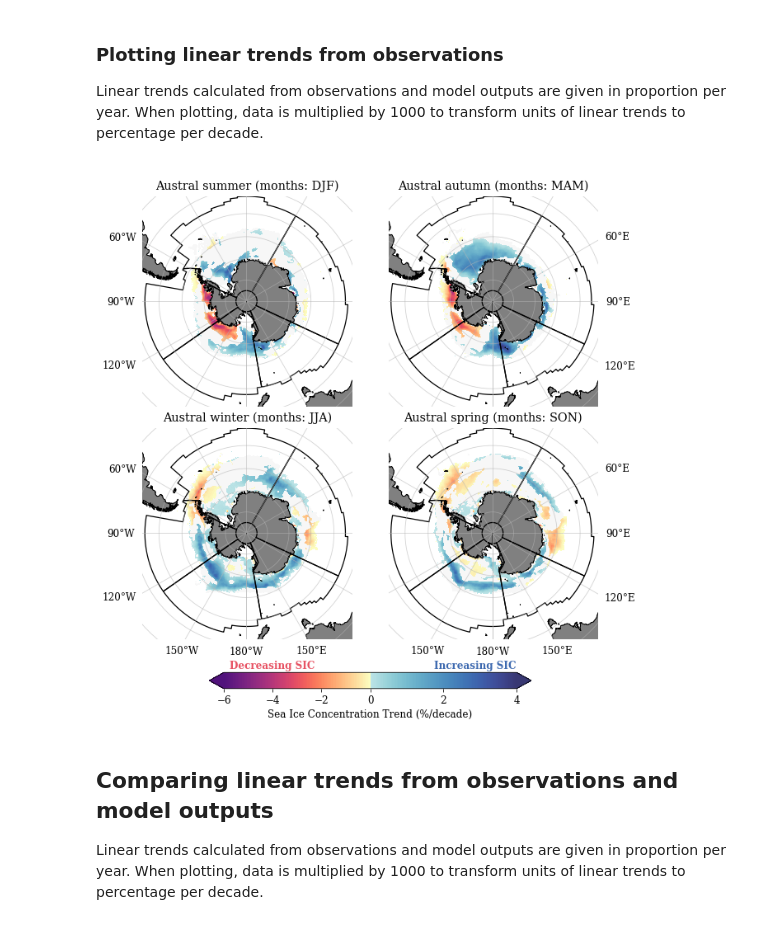
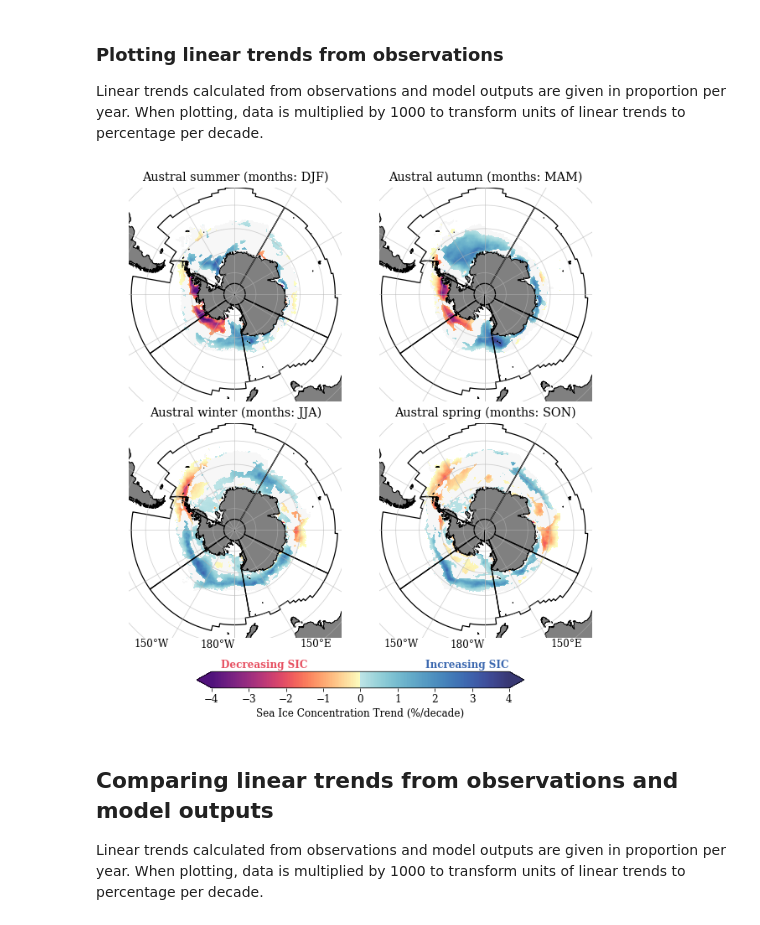
Before and after one commit to lidefi87/ACCESS_scripts_DFA, a Jupyter notebook: Scripts/SeaIcePlotsModel.ipynb, the cells around one changed output. Saved outputs shown, nothing was run; the diff lists cells and outputs as text; code cells hidden in the pictures.

Commit message:
Update SeaIcePlotsModel.ipynb
linear trends calculation with yearly data for SIC

```diff
--- a/Scripts/SeaIcePlotsModel.ipynb
+++ b/Scripts/SeaIcePlotsModel.ipynb
@@ -509,5 +511,7 @@ seasonName = {'Summer': [12, 1, 2], 'Autumn': [3, 4, 5],
 # %%
-climdata = SIC.sel(time = slice('1978-12', '2018-11'))
+#Selecting SIC data for time period of interest and removing pixels values < 0.1
+climdata = SIC.sel(time = slice('1978-12', '2018-11')).\
+where(SIC >= 0.1).fillna(0)
 
 seasons_SIC = {}
 
@@ -747,7 +751,7 @@ std_season = {}
 
 #Calculating standard deviation
 for season in seasons_SIC:
-    std_season[season] = seasons_SIC[season].fillna(0).std('time')
+    std_season[season] = seasons_SIC[season].std('time')
     #Creating file name to store outputs
     fn = f'StdDev_SIC_{season}_1979-2018.nc'
     std_season[season].to_netcdf(os.path.join(file_out, fn))
@@ -1253,7 +1257,7 @@ fig = plt.figure(figsize = (10, 12.5))
 #Colormap settings
 #Create colormap for differences
 #Ensure colormap diverges at zero regardless of max and min values
-divnorm = mcolors.TwoSlopeNorm(vmin = -6, vcenter = 0, vmax = 4)
+divnorm = mcolors.TwoSlopeNorm(vmin = -4, vcenter = 0, vmax = 4)
 #Create new diverging colormap from existing colormaps to make it
 #easy to distinguish positive and negative values
 colors1 = plt.cm.magma(np.linspace(0.25, 1, 128))
@@ -1361,35 +1365,35 @@ for i, j, season in [(0, 0, 'Summer'), (0, 1, 'Autumn'),
         gl.xlabels_top = False
         gl.ylabels_right = False
     else:
         gl.xlabels_left = False
         gl.xlabels_right = True
         gl.xlabels_top = False
         gl.ylabels_left = False
     #Remove the outside frame and ticklines of the figure
     [s.set_visible(False) for s in ax[season].spines.values()]
     [t.set_visible(False) for t in ax[season].get_xticklines()]
     [t.set_visible(False) for t in ax[season].get_yticklines()]
 
 #Set colourbar to be horizontal, 80% its original size and a distance equal to 9% of total figure area from the plot
 cb = fig.colorbar(p1, ax = [ax[a] for a in ax],
                   orientation = 'horizontal',
                   shrink = 0.7, pad = 0.06, extend = 'both',
                   label = 'Sea Ice Concentration Trend (%/decade)')
 
 #Add labels to improve readability
 #Get colormap to extract colors for labels
 cb.ax.text(1.75, 1.25, 'Increasing SIC', color = mymap(0.85), fontweight = 'bold')
-cb.ax.text(-5.75, 1.25, 'Decreasing SIC', color = mymap(0.25), fontweight = 'bold')
+cb.ax.text(-3.75, 1.25, 'Decreasing SIC', color = mymap(0.25), fontweight = 'bold')
 
 # fig.suptitle('Seasonal linear trends in sea ice concentration from observations (1979-2018)',
 #              y = 0.93)
 
 fn = 'SeasonalLinearTrends_Obs_SeaIceConcentration_1979-2018.png'
 
 plt.savefig(os.path.join(folder_out, fn), dpi = 300,
             bbox_inches = 'tight', pad_inches = 0.05)
 # %% [output]
-[figure, old version]
+[figure, new version]
 # %% [markdown]
 ## Comparing linear trends from observations and model outputs
 Linear trends calculated from observations and model outputs are given in proportion per year. When plotting, data is multiplied by 1000 to transform units of linear trends to percentage per decade.
```
Also changed, not shown: parts of 24 cells of this notebook.
